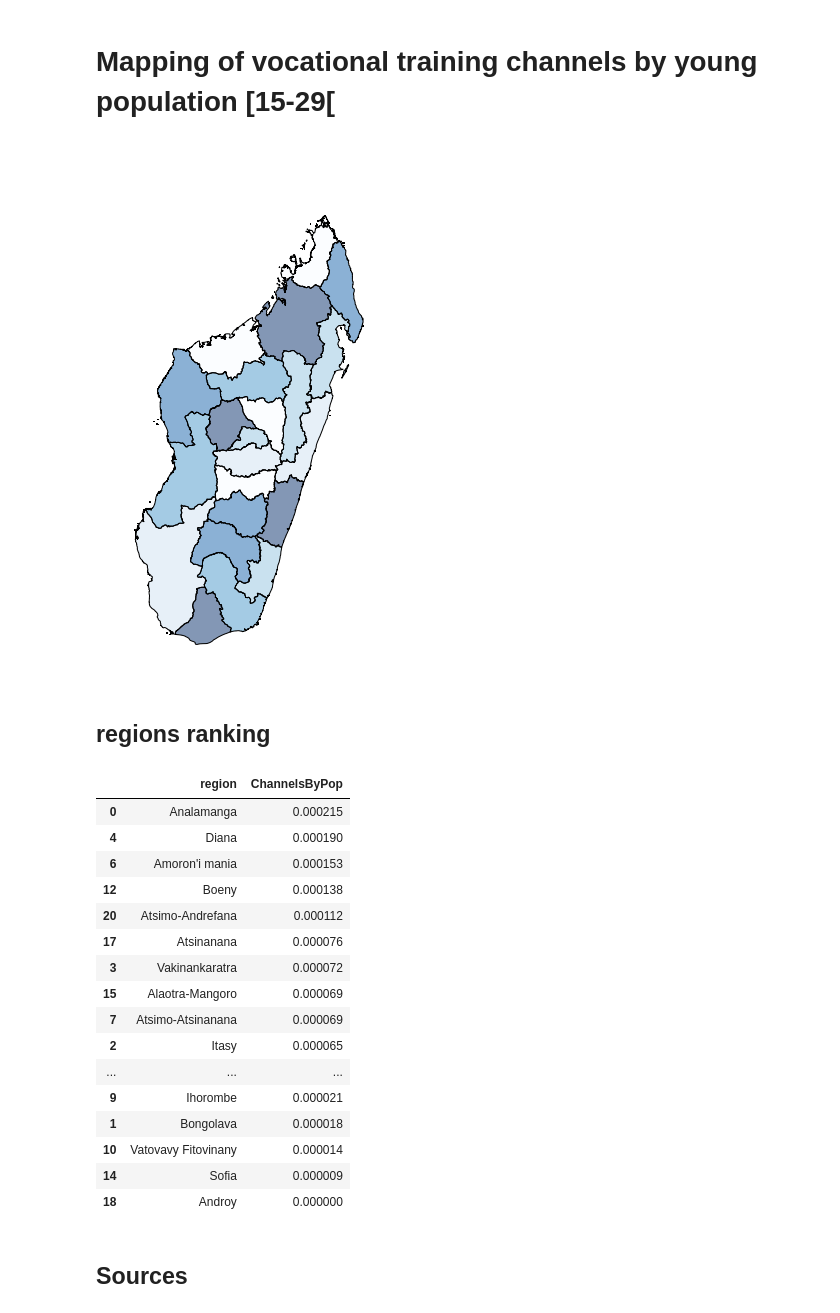
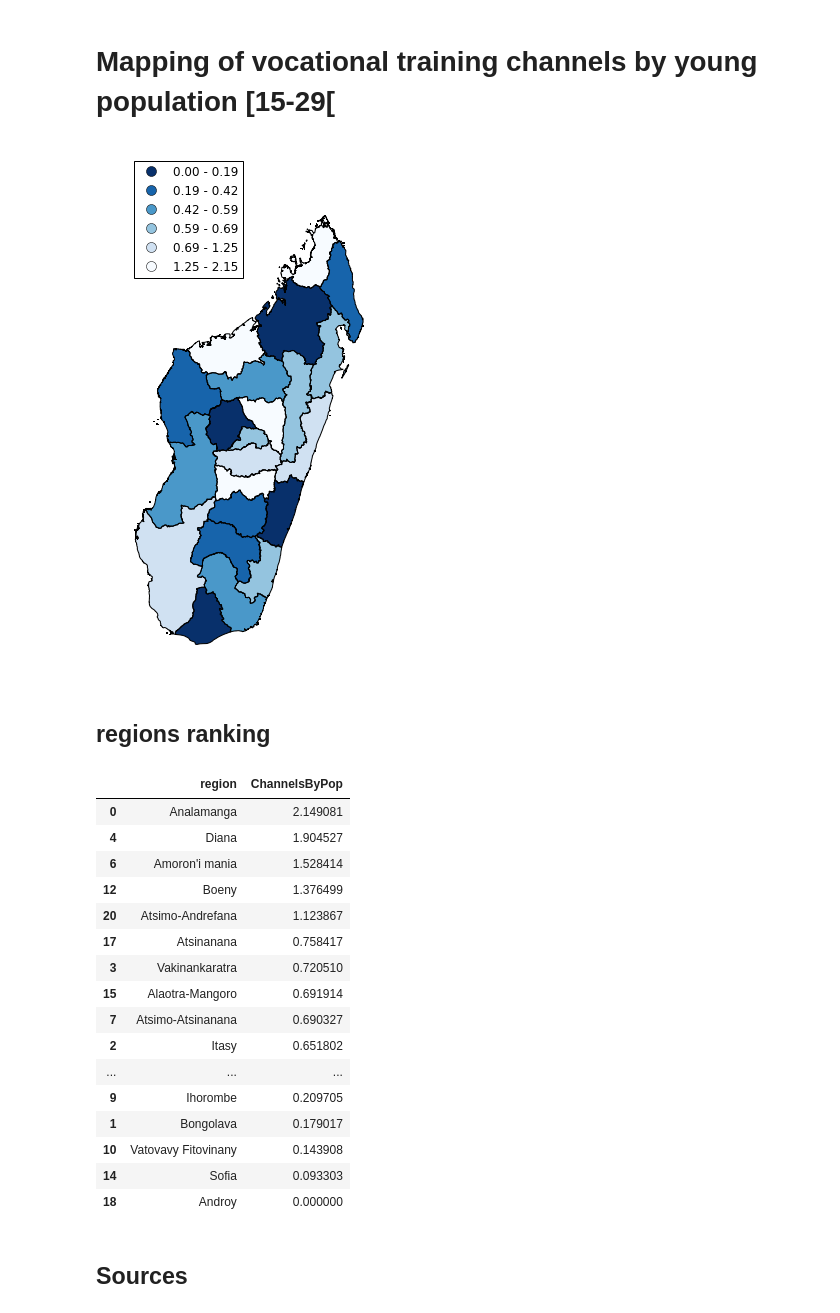
Before and after one commit to RanaivosonHerimanitra/Madagascar-in-Maps, a Jupyter notebook: madamap.ipynb, the cells around one changed output. Saved outputs shown, nothing was run; the diff lists cells and outputs as text; code cells hidden in the pictures.

```diff
--- a/madamap.ipynb
+++ b/madamap.ipynb
@@ -329,36 +331,36 @@ df= df.merge(pop15_29, on="region")
 # %% [markdown]
 ### calculate number of vocational education channels by Population [15-29]
 # %%
-df['ChannelsByPop']=df['TotalChannels']/df['TotalPop15_29']
+df['ChannelsByPop']=10000*df['TotalChannels']/df['TotalPop15_29']
 # %% [markdown]
 # Mapping of vocational training channels by young population [15-29[
 # %%
-kw = dict(column='ChannelsByPop', k=6, cmap='Blues_r',figsize=(9, 9))
+kw = dict(column='ChannelsByPop', k=6, cmap='Blues_r',figsize=(9, 9),alpha=1,legend=True)
 ax = df.plot(scheme='QUANTILES', **kw)
 ax.set_axis_off()
 # %% [output]
-[figure, old version]
+[figure, new version]
 # %% [markdown]
 ## regions ranking
 # %%
 df[['region','ChannelsByPop']].sort_values(by=['ChannelsByPop'], ascending=False)
 # %% [output]
 |  | region | ChannelsByPop |
-| 0 | Analamanga | 0.000215 |
-| 4 | Diana | 0.000190 |
-| 6 | Amoron'i mania | 0.000153 |
-| 12 | Boeny | 0.000138 |
-| 20 | Atsimo-Andrefana | 0.000112 |
-| 17 | Atsinanana | 0.000076 |
-| 3 | Vakinankaratra | 0.000072 |
-| 15 | Alaotra-Mangoro | 0.000069 |
-| 7 | Atsimo-Atsinanana | 0.000069 |
-| 2 | Itasy | 0.000065 |
+| 0 | Analamanga | 2.149081 |
+| 4 | Diana | 1.904527 |
+| 6 | Amoron'i mania | 1.528414 |
+| 12 | Boeny | 1.376499 |
+| 20 | Atsimo-Andrefana | 1.123867 |
+| 17 | Atsinanana | 0.758417 |
+| 3 | Vakinankaratra | 0.720510 |
+| 15 | Alaotra-Mangoro | 0.691914 |
+| 7 | Atsimo-Atsinanana | 0.690327 |
+| 2 | Itasy | 0.651802 |
 | ... | ... | ... |
-| 9 | Ihorombe | 0.000021 |
-| 1 | Bongolava | 0.000018 |
-| 10 | Vatovavy Fitovinany | 0.000014 |
-| 14 | Sofia | 0.000009 |
+| 9 | Ihorombe | 0.209705 |
+| 1 | Bongolava | 0.179017 |
+| 10 | Vatovavy Fitovinany | 0.143908 |
+| 14 | Sofia | 0.093303 |
 | 18 | Androy | 0.000000 |
 # %% [markdown]
 ## Sources
```
Also changed, not shown: parts of 3 cells of this notebook.
